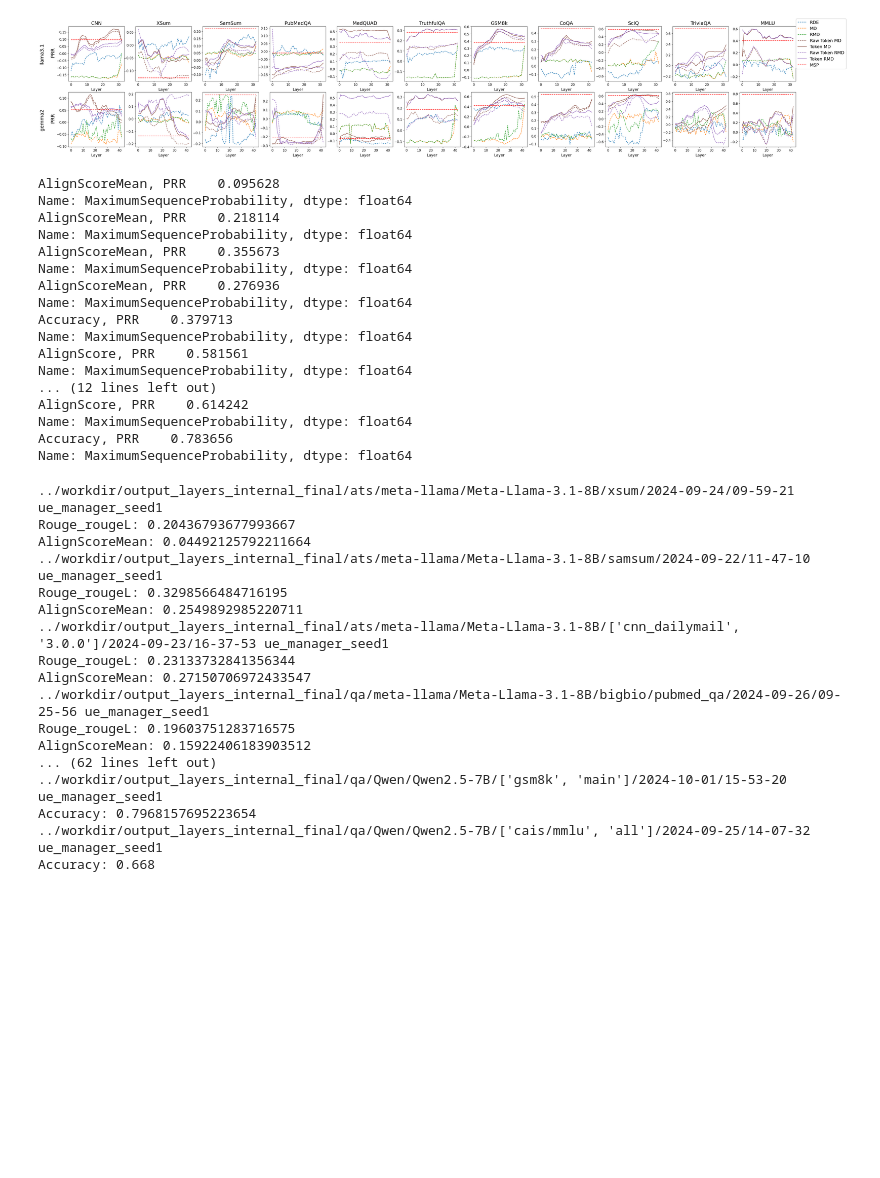
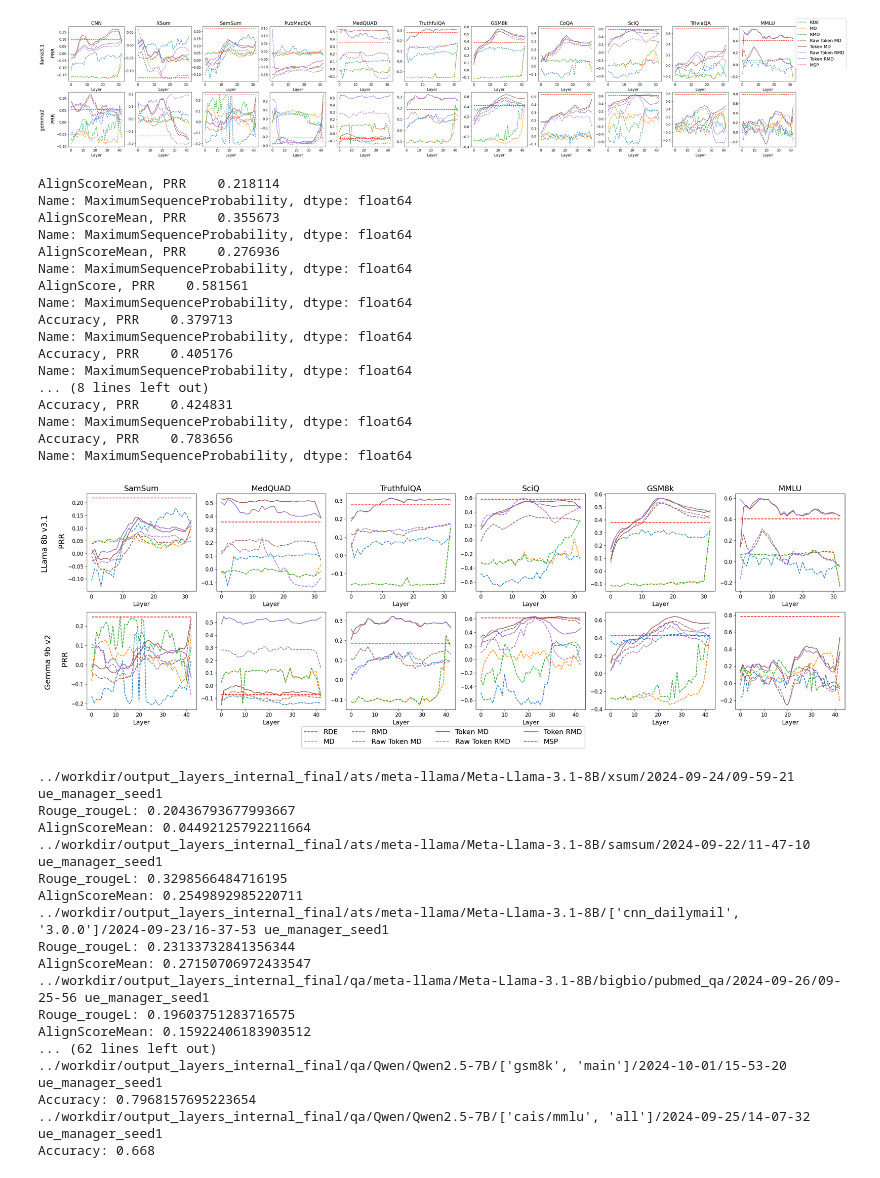
Before and after one commit to ArtemVazh/token_mahalanobis_distance, a Jupyter notebook: notebooks/final_results.ipynb, the cells around one changed output. Drawn from its saved outputs; the diff is of its cells as text; code cells hidden in the pictures; blank space fills up the shorter version.

```diff
--- a/notebooks/final_results.ipynb
+++ b/notebooks/final_results.ipynb
@@ -180,35 +180,39 @@ for i, model in enumerate(paths.keys()):
 # %%
 import matplotlib.pyplot as plt
 
+datasets = ["xsum", "samsum", "cnn", "pubmed", "medquad", "truthful_qa", "coqa", "sciq", "trivia_qa", "gsm8k", "mmlu"]
+
+
 paths = {
     "LLama 8b v3.1": [
-        "../workdir/output_layers_internal_final/ats/meta-llama/Meta-Llama-3.1-8B/['cnn_dailymail', '3.0.0']/2024-09-23/16-37-53/ue_manager_seed1",
+
         # "../workdir/output_layers_internal_final/ats/meta-llama/Meta-Llama-3.1-8B/xsum/2024-09-24/09-59-21/ue_manager_seed1",
         "../workdir/output_layers_internal_final/ats/meta-llama/Meta-Llama-3.1-8B/samsum/2024-09-22/11-47-10/ue_manager_seed1",
+        # "../workdir/output_layers_internal_final/ats/meta-llama/Meta-Llama-3.1-8B/['cnn_dailymail', '3.0.0']/2024-09-23/16-37-53/ue_manager_seed1",
         # "../workdir/output_layers_internal_final/qa/meta-llama/Meta-Llama-3.1-8B/bigbio/pubmed_qa/2024-09-26/09-25-56/ue_manager_seed1",
         "../workdir/output_layers_internal_final/qa/meta-llama/Meta-Llama-3.1-8B/keivalya/MedQuad-MedicalQnADataset/2024-09-26/09-25-56/ue_manager_seed1",
         # "../workdir/output_layers_internal_final/nmt/meta-llama/Meta-Llama-3.1-8B/['wmt14', 'fr-en']/2024-09-22/16-02-15/ue_manager_seed1",
         # "../workdir/output_layers_internal_final/nmt/meta-llama/Meta-Llama-3.1-8B/['wmt19', 'de-en']/2024-09-23/13-54-29/ue_manager_seed1",
         "../workdir/output_layers_internal_final/qa/meta-llama/Meta-Llama-3.1-8B/['truthful_qa', 'generation']/2024-09-22/09-46-08/ue_manager_seed1",
-        "../workdir/output_layers_internal_final/qa/meta-llama/Meta-Llama-3.1-8B/['gsm8k', 'main']/2024-09-21/13-13-18/ue_manager_seed1",
         # "../workdir/output_layers_internal_final/qa/meta-llama/Meta-Llama-3.1-8B/coqa/2024-09-21/17-35-26/ue_manager_seed1",
         "../workdir/output_layers_internal_final/qa/meta-llama/Meta-Llama-3.1-8B/sciq/2024-09-21/13-14-10/ue_manager_seed1",
         # "../workdir/output_layers_internal_final/qa/meta-llama/Meta-Llama-3.1-8B/['trivia_qa', 'rc.nocontext']/2024-09-22/00-20-00/ue_manager_seed1",
+        "../workdir/output_layers_internal_final/qa/meta-llama/Meta-Llama-3.1-8B/['gsm8k', 'main']/2024-09-21/13-13-18/ue_manager_seed1",
         "../workdir/output_layers_internal_final/qa/meta-llama/Meta-Llama-3.1-8B/['cais/mmlu', 'all']/2024-09-22/05-46-18/ue_manager_seed1",
     ],
     "Gemma 9b v2": [
-        "../workdir/output_layers_internal_final/ats/google/gemma-2-9b/['cnn_dailymail', '3.0.0']/2024-10-02/13-40-19/ue_manager_seed1",
         # "../workdir/output_layers_internal_final/ats/google/gemma-2-9b/xsum/2024-09-25/00-42-45/ue_manager_seed1",
         "../workdir/output_layers_internal_final/ats/google/gemma-2-9b/samsum/2024-09-23/16-47-40/ue_manager_seed1",
+        # "../workdir/output_layers_internal_final/ats/google/gemma-2-9b/['cnn_dailymail', '3.0.0']/2024-10-02/13-40-19/ue_manager_seed1",
         # "../workdir/output_layers_internal_final/qa/google/gemma-2-9b/bigbio/pubmed_qa/2024-10-01/21-26-43/ue_manager_seed1",
         "../workdir/output_layers_internal_final/qa/google/gemma-2-9b/keivalya/MedQuad-MedicalQnADataset/2024-10-03/10-40-59/ue_manager_seed1",
         # "",
         # "",
         "../workdir/output_layers_internal_final/qa/google/gemma-2-9b/['truthful_qa', 'generation']/2024-09-23/14-21-03/ue_manager_seed1",
-        "../workdir/output_layers_internal_final/qa/google/gemma-2-9b/['gsm8k', 'main']/2024-10-04/14-45-46/ue_manager_seed1",
         # "../workdir/output_layers_internal_final/qa/google/gemma-2-9b/coqa/2024-09-22/21-51-38/ue_manager_seed1",
         "../workdir/output_layers_internal_final/qa/google/gemma-2-9b/sciq/2024-09-22/17-41-53/ue_manager_seed1",
         # "../workdir/output_layers_internal_final/qa/google/gemma-2-9b/['trivia_qa', 'rc.nocontext']/2024-09-23/05-01-04/ue_manager_seed1",
+        "../workdir/output_layers_internal_final/qa/google/gemma-2-9b/['gsm8k', 'main']/2024-10-04/14-45-46/ue_manager_seed1",
         "../workdir/output_layers_internal_final/qa/google/gemma-2-9b/['cais/mmlu', 'all']/2024-09-23/10-20-47/ue_manager_seed1"
     ],
 }
@@ -216,7 +220,7 @@ paths = {
 
 ds = ["CNN", "XSum", "SamSum", "PubMedQA", "MedQUAD", "WMT14", "WMT19", "TruthfulQA", "GSM8k", "CoQA", 'SciQ', "TriviaQA", "MMLU"]
 # ds = ["CNN", "XSum", "SamSum", "PubMedQA", "MedQUAD", "TruthfulQA", "GSM8k", "CoQA", 'SciQ', "TriviaQA", "MMLU"]
-ds = ["CNN", "SamSum", "MedQUAD", "TruthfulQA", "GSM8k", "SciQ", "MMLU"]
+ds = ["SamSum", "MedQUAD", "TruthfulQA", "SciQ", "GSM8k", "MMLU"]
 
 # ds = ["TriviaQA", "MMLU"]
 
@@ -309,39 +313,40 @@ for i, model in enumerate(paths.keys()):
         if d_name in ["CNN", "XSum", "MedQUAD", "SamSum", "PubMedQA", "TruthfulQA"]:
             metric = "AlignScoreMean"
             metric_name = "AlignScore"
         elif d_name in ["CoQA", "SciQ", "TriviaQA"]:
             metric = "AlignScore"
             metric_name = "Accuracy"
         elif d_name in ["WMT14", "WMT19"]:
             metric = "Comet"
             metric_name = "AlignScore"
         else:
             metric = "Accuracy"
             metric_name = "Accuracy"
         plot_chart(ax[i, k], path, d_name, i, k, model, metric=metric, metric_name=metric_name, target_metric=metric)
 
 pathOut = "../workdir"
-fileName = "layer_wise_methods"
+fileName = "layer_wise_methods_6cols"
 plt.tight_layout()
 fig.savefig(f'{pathOut}/{fileName}.pdf', format='pdf', bbox_inches='tight')
 # %% [output]
-AlignScoreMean, PRR    0.095628
-Name: MaximumSequenceProbability, dtype: float64
 AlignScoreMean, PRR    0.218114
 Name: MaximumSequenceProbability, dtype: float64
 AlignScoreMean, PRR    0.355673
 Name: MaximumSequenceProbability, dtype: float64
 AlignScoreMean, PRR    0.276936
 Name: MaximumSequenceProbability, dtype: float64
+AlignScore, PRR    0.581561
+Name: MaximumSequenceProbability, dtype: float64
 Accuracy, PRR    0.379713
 Name: MaximumSequenceProbability, dtype: float64
-AlignScore, PRR    0.581561
+Accuracy, PRR    0.405176
 Name: MaximumSequenceProbability, dtype: float64
-... (12 lines left out)
-AlignScore, PRR    0.614242
+... (8 lines left out)
+Accuracy, PRR    0.424831
 Name: MaximumSequenceProbability, dtype: float64
 Accuracy, PRR    0.783656
 Name: MaximumSequenceProbability, dtype: float64
+[figure, added]
 # %%
 import torch
 
```
Also changed, not shown: parts of 14 cells of this notebook, 5 other files.
